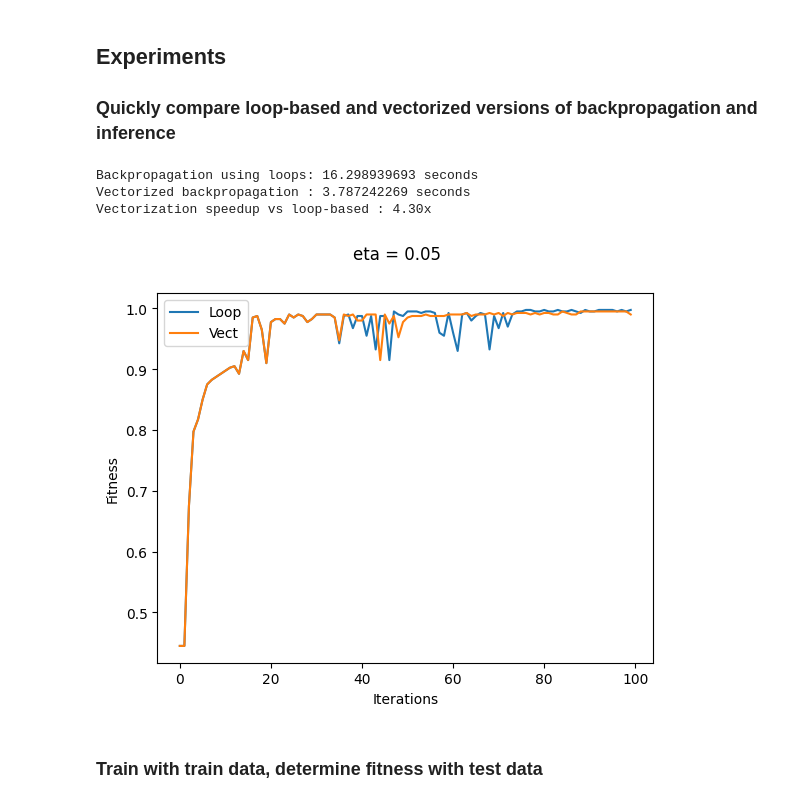
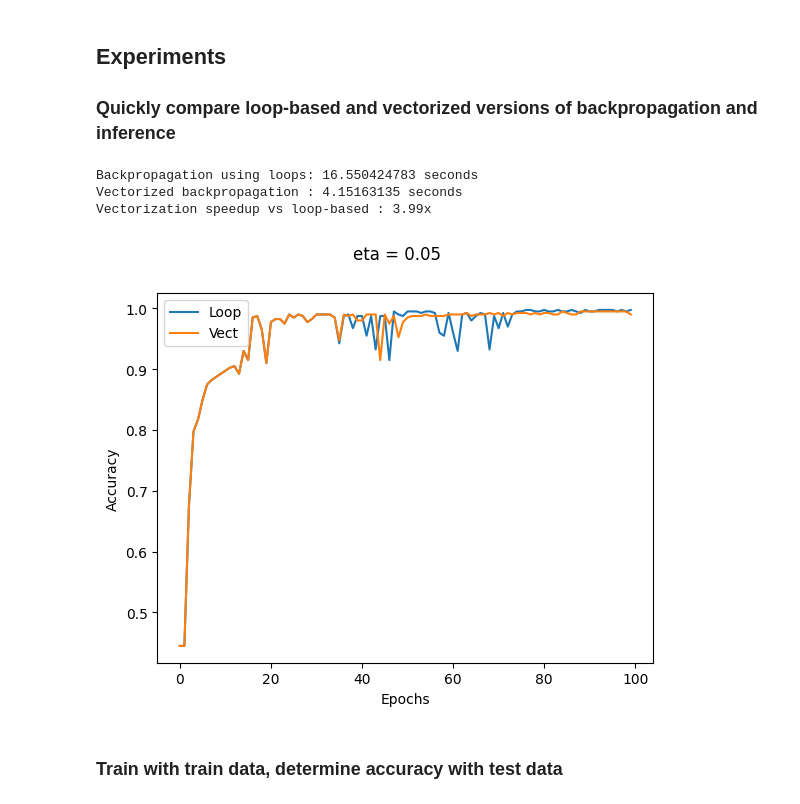
Before and after one commit to nunofachada/mlbook, a Jupyter notebook: 04_neuralnetworks/neuralnetworks.ipynb, the cells around one changed output. Drawn from its saved outputs; the diff is of its cells as text; code cells hidden in the pictures.

```diff
--- a/04_neuralnetworks/neuralnetworks.ipynb
+++ b/04_neuralnetworks/neuralnetworks.ipynb
@@ -129,7 +129,7 @@ def vbackpropagation(
     train_input: npt.NDArray,
     train_output: npt.NDArray,
     topol: Sequence[int],
-    iters: int,
+    epochs: int,
     eta: float,
     momentum: float = 0,
     hooks: Sequence[Callable[[npt.NDArray], None]] = [],
@@ -146,7 +146,7 @@ def vbackpropagation(
         dw.append(np.zeros((topol[j] + 1, topol[j + 1])))
 
     # Train!
-    for _ in range(iters):
+    for _ in range(epochs):
         # Cycle through training data
         for j in range(train_input.shape[0]):
             err = []
@@ -165,8 +165,6 @@ def vbackpropagation(
             for layer in np.arange(len(nn) - 1, 0, -1):
                 # ...determine the error of each of its units
                 o = output[layer]
-                # sumult = nn[layer][1:, :] @ err[0].reshape((-1, 1))
-                # err.insert(0, o * (1 - o) * sumult.ravel())
                 sumult = nn[layer][1:, :] @ err[0]
                 err.insert(0, o * (1 - o) * sumult)
 
@@ -194,6 +192,6 @@ The below code is used to keep track of fitness during training, as well as for
 # %%
-def avgfitness(expected: npt.NDArray, actual: npt.NDArray) -> float:
-    """Determine fitness (0-1)."""
+def calc_accuracy(expected: npt.NDArray, actual: npt.NDArray) -> float:
+    """Determine accuracy (0-1)."""
     correct = np.sum(np.apply_along_axis(np.all, 1, actual == expected))
     return correct / expected.shape[0]
 # %%
@@ -218,11 +216,11 @@ class FitnessRegister:
 # %%
-def plot_fitness(iters: int, fitnesses: dict[str, npt.NDArray], title: str = ""):
-    """Plot fitness during training."""
+def plot_accuracy(epochs: int, accuracies: dict[str, npt.NDArray], title: str = ""):
+    """Plot accuracy during training."""
     fig, ax = plt.subplots()
-    for label, fits in fitnesses.items():
-        ax.plot(range(0, iters), fits, label=label)
-    ax.set_xlabel("Iterations")
-    ax.set_ylabel("Fitness")
+    for label, fits in accuracies.items():
+        ax.plot(range(0, epochs), fits, label=label)
+    ax.set_xlabel("Epochs")
+    ax.set_ylabel("Accuracy")
     ax.legend()
     if len(title) > 0:
         fig.suptitle(title)
@@ -311,49 +309,49 @@ clunn_test = to_nn_output(data_test.clusters)
 ### Quickly compare loop-based and vectorized versions of backpropagation and inference
 # %%
 # Backpropagation parameters
-iters = 100
+epochs = 100
 eta = 0.05
 mom = 0.1
 topol = [ndims, 12, nclu]
 
-# Prepare hooks for registering fitness
-fitreg_loop = FitnessRegister(data_train.points, clunn_train, iters)
-fitreg_vect = FitnessRegister(data_train.points, clunn_train, iters)
+# Prepare hooks for registering accuracy
+fitreg_loop = AccuracyRegister(data_train.points, clunn_train, epochs)
+fitreg_vect = AccuracyRegister(data_train.points, clunn_train, epochs)
 
 # Test loop-based backpropagation
 time_start = time.time_ns()
 backpropagation(
-    data_train.points, clunn_train, topol, iters, eta, mom, hooks=[fitreg_loop]
+    data_train.points, clunn_train, topol, epochs, eta, mom, hooks=[fitreg_loop]
 )
 duration_loop = time.time_ns() - time_start
 print(f"Backpropagation using loops: {duration_loop / 1e9} seconds")
 
 # Test vectorized backpropagation
 time_start = time.time_ns()
 vbackpropagation(
-    data_train.points, clunn_train, topol, iters, eta, mom, hooks=[fitreg_vect]
+    data_train.points, clunn_train, topol, epochs, eta, mom, hooks=[fitreg_vect]
 )
 duration_vect = time.time_ns() - time_start
 print(f"Vectorized backpropagation : {duration_vect / 1e9} seconds")
 
 # Speedup loop-based vs vectorized
 print(f"Vectorization speedup vs loop-based : {duration_loop / duration_vect:.2f}x")
 
-# Plot fitness
-plot_fitness(
-    iters,
+# Plot accuracy
+plot_accuracy(
+    epochs,
     {
-        "Loop": fitreg_loop.fitnesses,
-        "Vect": fitreg_vect.fitnesses,
+        "Loop": fitreg_loop.accuracies,
+        "Vect": fitreg_vect.accuracies,
     },
     f"eta = {eta}",
 )
 # %% [output]
-Backpropagation using loops: 16.298939693 seconds
-Vectorized backpropagation : 3.787242269 seconds
-Vectorization speedup vs loop-based : 4.30x
+Backpropagation using loops: 16.550424783 seconds
+Vectorized backpropagation : 4.15163135 seconds
+Vectorization speedup vs loop-based : 3.99x
-[figure, old version]
+[figure, new version]
 # %% [markdown]
-### Train with train data, determine fitness with test data
+### Train with train data, determine accuracy with test data
 # %%
 # Backpropagation parameters
```
Also changed, not shown: parts of 4 cells of this notebook.
